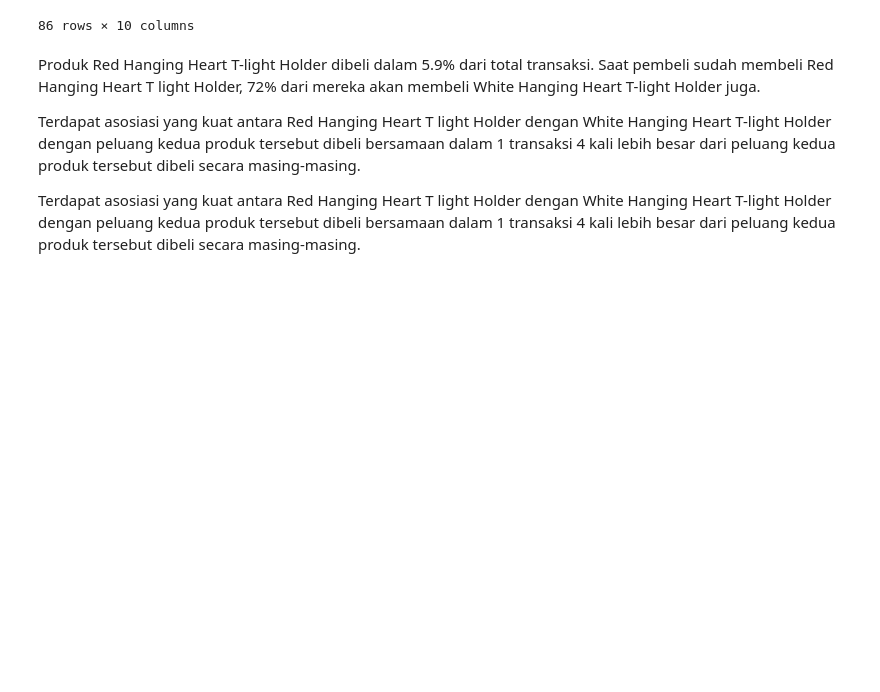
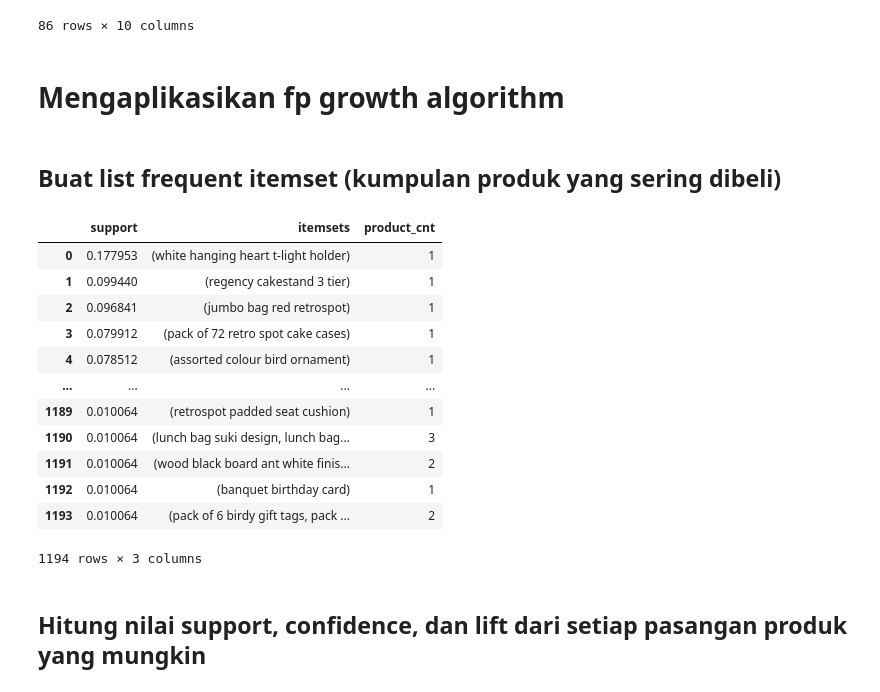
Before and after one commit to zendysaputra19/market-basket-analysis, a Jupyter notebook: Use Case - Market Basket Analysis.ipynb, the cells around one changed output. Saved outputs shown, nothing was run; the diff lists cells and outputs as text; code cells hidden in the pictures; blank space fills up the shorter version.

Commit message:
Adding FP - Growth Algorithm

```diff
--- a/Use Case - Market Basket Analysis.ipynb
+++ b/Use Case - Market Basket Analysis.ipynb
@@ -256,9 +256,29 @@ product_association
 | 84 | (poppy's playhouse kitchen, poppy... | (poppy's playhouse bathroom) | 0.013730 | 0.010997 | 0.010064 | 0.733010 | 66.655016 | ... |
 | 85 | (lunch bag suki design, lunch bag... | (lunch bag red spotty) | 0.013796 | 0.075913 | 0.010064 | 0.729469 | 9.609260 | ... |
 86 rows × 10 columns
-# %% [markdown]
-Produk Red Hanging Heart T-light Holder dibeli dalam 5.9% dari total transaksi. Saat pembeli sudah membeli Red Hanging Heart T light Holder, 72% dari mereka akan membeli White Hanging Heart T-light Holder juga.
-
-Terdapat asosiasi yang kuat antara Red Hanging Heart T light Holder dengan White Hanging Heart T-light Holder dengan peluang kedua produk tersebut dibeli bersamaan dalam 1 transaksi 4 kali lebih besar dari peluang kedua produk tersebut dibeli secara masing-masing.
-
-Terdapat asosiasi yang kuat antara Red Hanging Heart T light Holder dengan White Hanging Heart T-light Holder dengan peluang kedua produk tersebut dibeli bersamaan dalam 1 transaksi 4 kali lebih besar dari peluang kedua produk tersebut dibeli secara masing-masing.
+# %% [markdown]
+# Mengaplikasikan fp growth algorithm
+# %% [markdown]
+## Buat list frequent itemset (kumpulan produk yang sering dibeli)
+# %%
+from mlxtend.frequent_patterns import fpgrowth
+
+frequent_itemset = fpgrowth(basket_filter, min_support=.01, use_colnames=True).sort_values('support', ascending=False).reset_index(drop=True)
+frequent_itemset['product_cnt'] = frequent_itemset['itemsets'].apply(lambda x: len(x))
+frequent_itemset
+# %% [output]
+|  | support | itemsets | product_cnt |
+| 0 | 0.177953 | (white hanging heart t-light holder) | 1 |
+| 1 | 0.099440 | (regency cakestand 3 tier) | 1 |
+| 2 | 0.096841 | (jumbo bag red retrospot) | 1 |
+| 3 | 0.079912 | (pack of 72 retro spot cake cases) | 1 |
+| 4 | 0.078512 | (assorted colour bird ornament) | 1 |
+| ... | ... | ... | ... |
+| 1189 | 0.010064 | (retrospot padded seat cushion) | 1 |
+| 1190 | 0.010064 | (lunch bag suki design, lunch bag... | 3 |
+| 1191 | 0.010064 | (wood black board ant white finis... | 2 |
+| 1192 | 0.010064 | (banquet birthday card) | 1 |
+| 1193 | 0.010064 | (pack of 6 birdy gift tags, pack ... | 2 |
+1194 rows × 3 columns
+# %% [markdown]
+## Hitung nilai support, confidence, dan lift dari setiap pasangan produk yang mungkin
```
Also changed, not shown: parts of 2 cells of this notebook.
